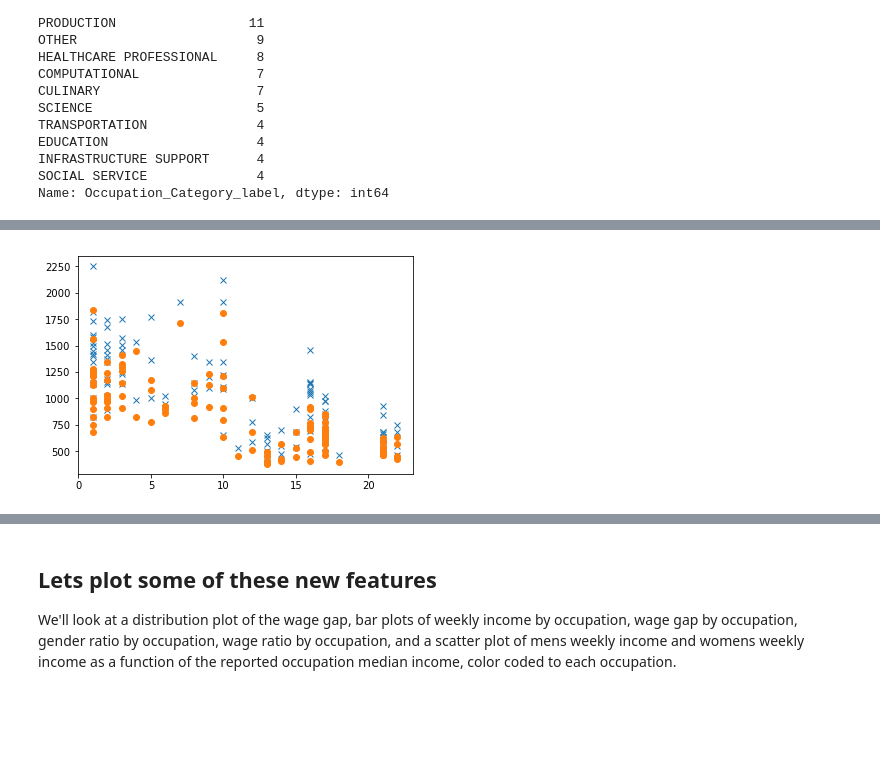
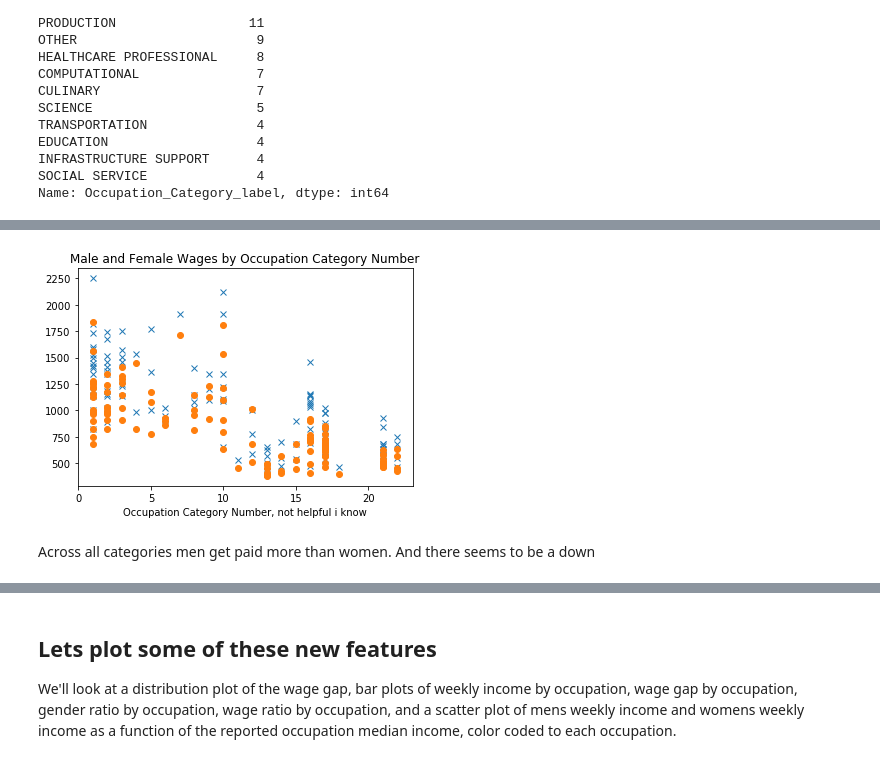
Before and after one commit to Schmidt8181/CapstoneProject, a Jupyter notebook: CapstoneProject.ipynb, the cells around one changed output, grey strips where cells are left out. Cells and saved outputs as stored; diff of their text form; code cells hidden in the pictures; blank space fills up the shorter version.

```diff
--- a/CapstoneProject.ipynb
+++ b/CapstoneProject.ipynb
@@ -269,6 +266,10 @@ Next, lets take a look at the wages by occuaptional category. I'll mark the men
 # %%
 plt.plot(cleanedgenderwage['Occupation_Category'], cleanedgenderwage['M_weekly'], 'x')
 plt.plot(cleanedgenderwage['Occupation_Category'], cleanedgenderwage['F_weekly'], 'o')
+plt.xlabel('Occupation Category Number, not helpful i know')
+plt.title('Male and Female Wages by Occupation Category Number')
 plt.show()
 # %% [output]
-[figure, old version]
+[figure, new version]
+# %% [markdown]
+Across all categories men get paid more than women. And there seems to be a down
```
Also changed, not shown: parts of 19 cells of this notebook.
